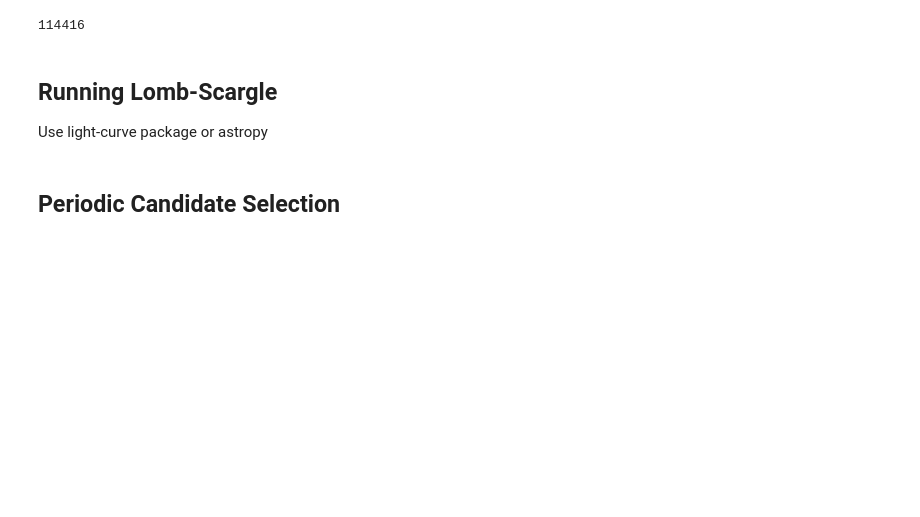
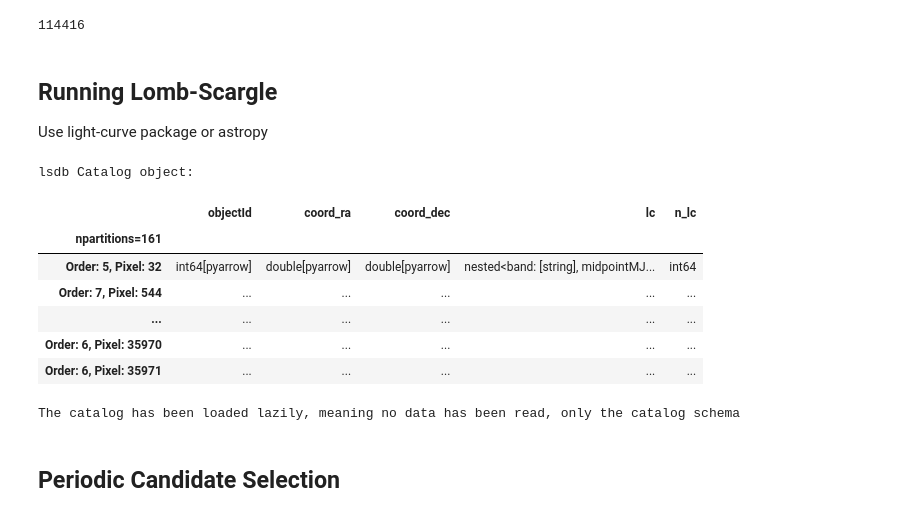
Before and after one commit to lsst-sitcom/linccf, a Jupyter notebook: comcam_rrlyrae/periodic.ipynb, the cells around one changed output. Drawn from its saved outputs; the diff is of its cells as text; code cells hidden in the pictures; blank space fills up the shorter version.

```diff
--- a/comcam_rrlyrae/periodic.ipynb
+++ b/comcam_rrlyrae/periodic.ipynb
@@ -362,6 +362,18 @@ src_nested_w_features = src_nested.reduce(
     meta={"period_0": float, "period_s_to_n_0": float},
     append_columns=True,
 )
+# %%
+src_nested
+# %% [output]
+lsdb Catalog object:
+|  | objectId | coord_ra | coord_dec | lc | n_lc |
+| npartitions=161 |  |  |  |  |  |
+| Order: 5, Pixel: 32 | int64[pyarrow] | double[pyarrow] | double[pyarrow] | nested<band: [string], midpointMJ... | int64 |
+| Order: 7, Pixel: 544 | ... | ... | ... | ... | ... |
+| ... | ... | ... | ... | ... | ... |
+| Order: 6, Pixel: 35970 | ... | ... | ... | ... | ... |
+| Order: 6, Pixel: 35971 | ... | ... | ... | ... | ... |
+The catalog has been loaded lazily, meaning no data has been read, only the catalog schema
 # %% [markdown]
 ## Periodic Candidate Selection
 # %%
```
Also changed, not shown: parts of 21 cells of this notebook.
